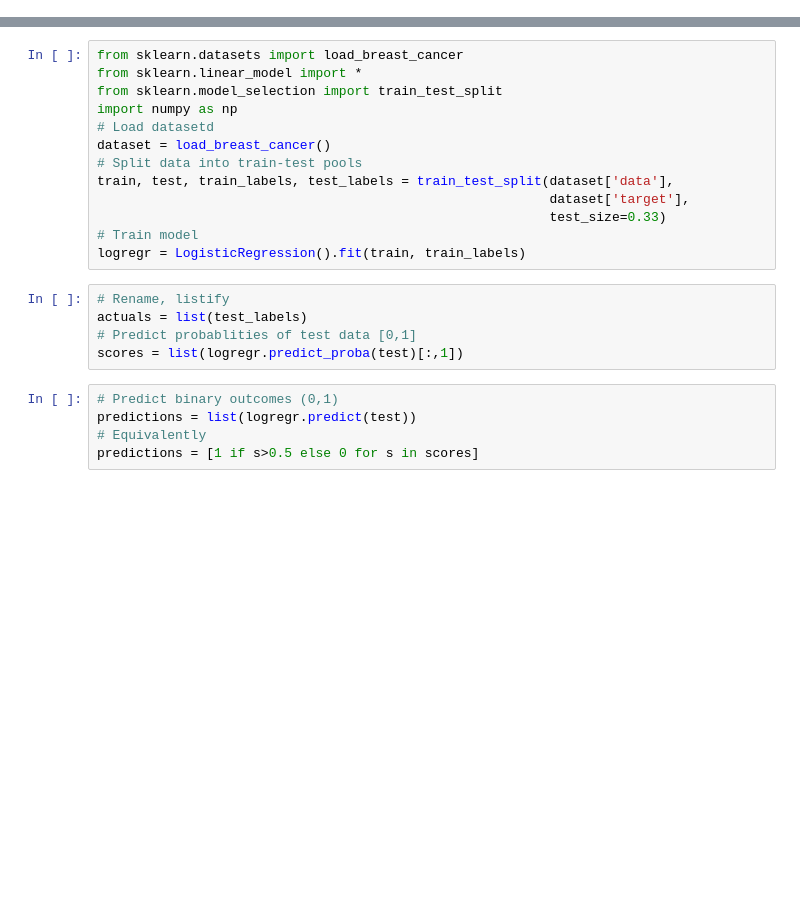
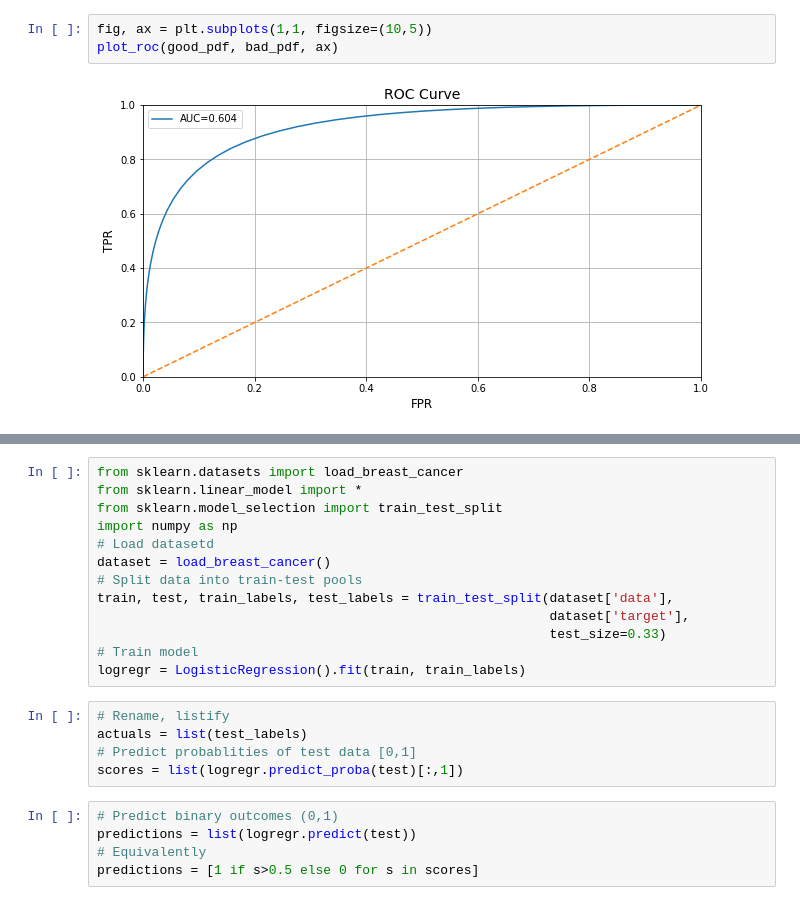
Before and after one commit to zimzion/EYTIP, a Jupyter notebook: class_0N_ROC_From_Scratch.ipynb, the cells around one changed output, grey strips where cells are left out. Cells and saved outputs as stored; diff of their text form; blank space fills up the shorter version.

```diff
--- a/class_0N_ROC_From_Scratch.ipynb
+++ b/class_0N_ROC_From_Scratch.ipynb
@@ -2,0 +59,5 @@
+# %%
+fig, ax = plt.subplots(1,1, figsize=(10,5))
+plot_roc(good_pdf, bad_pdf, ax)
+# %% [output]
+[figure, added]
```
Also changed, not shown: parts of 23 cells of this notebook.
